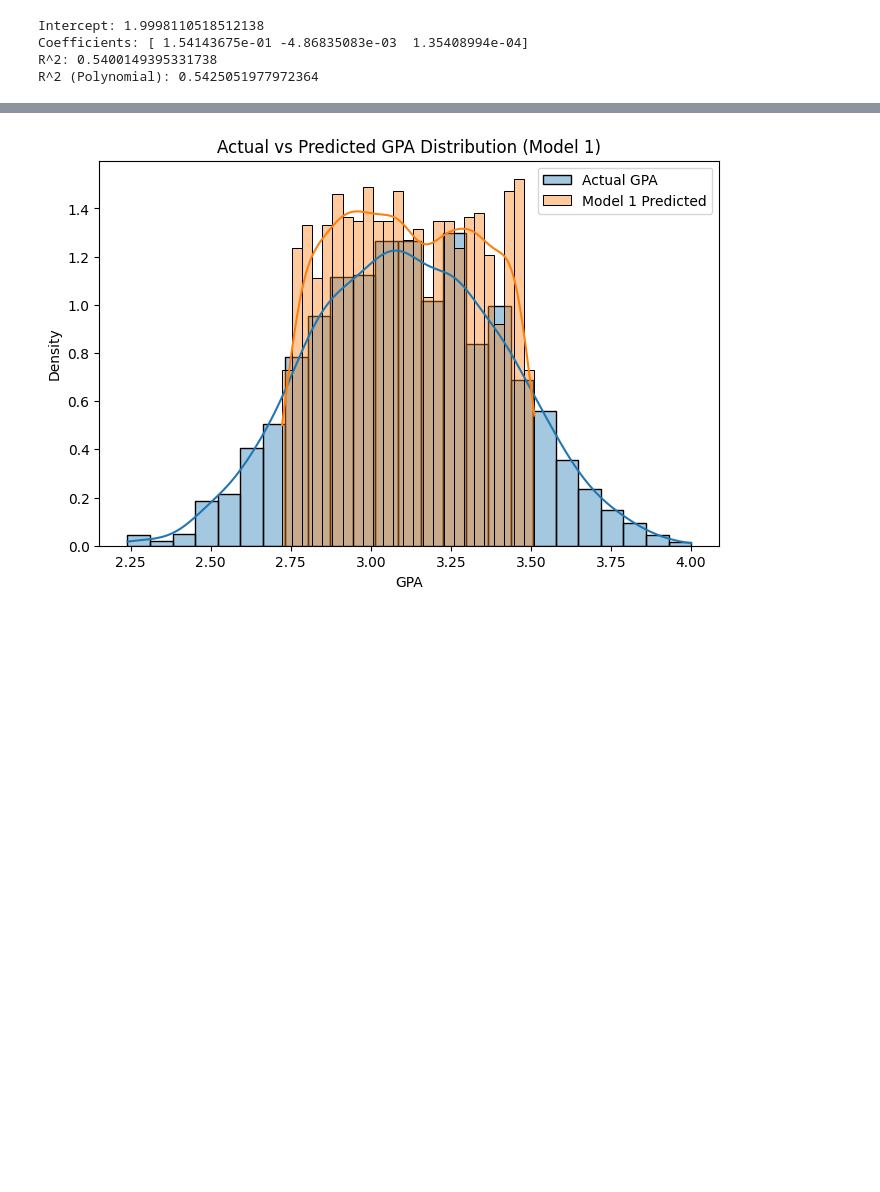
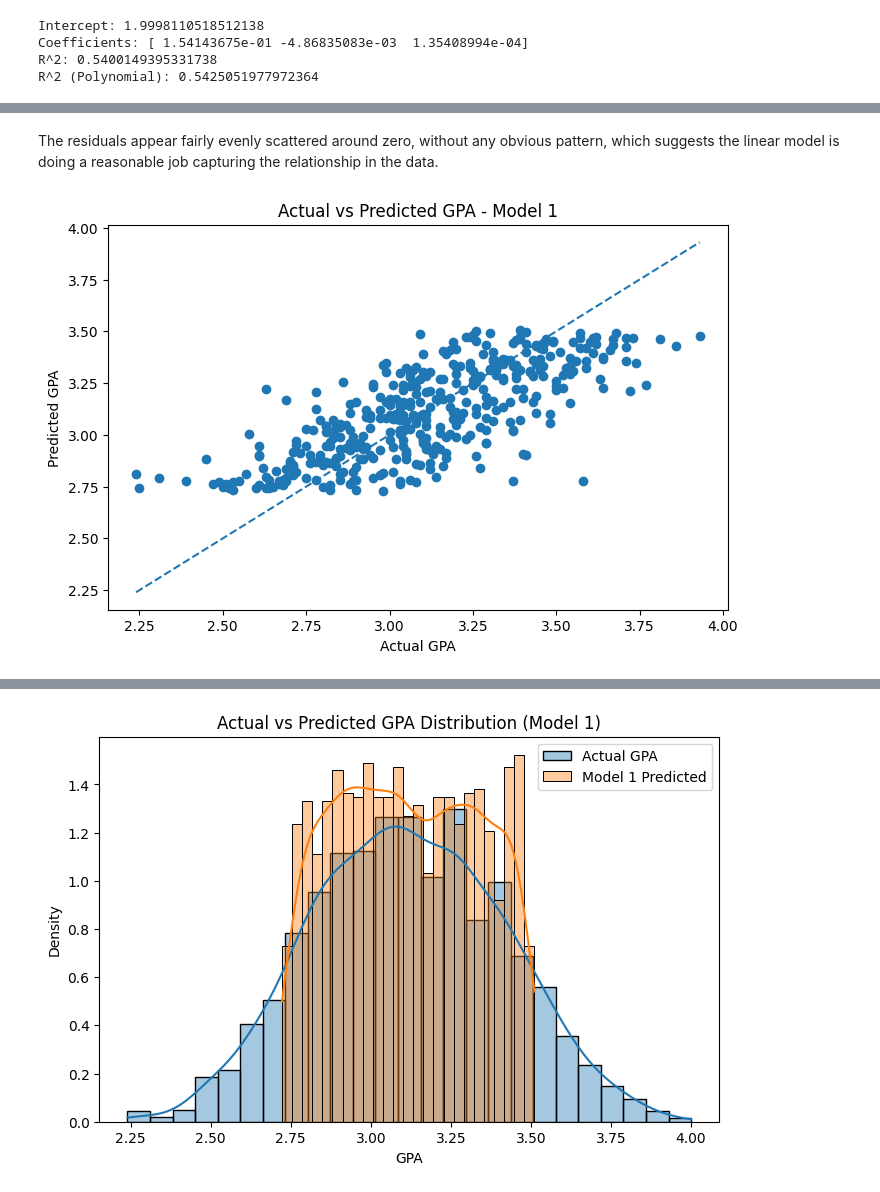
Before and after one commit to kparfait17/kparfait17.github.io, a Jupyter notebook: project/project.ipynb, the cells around one changed output, grey strips where cells are left out. Cells and saved outputs as stored; diff of their text form; code cells hidden in the pictures; blank space fills up the shorter version.

```diff
--- a/project/project.ipynb
+++ b/project/project.ipynb
@@ -270,0 +350,16 @@ R^2 (Polynomial): 0.5425051977972364
+# %% [markdown]
+The residuals appear fairly evenly scattered around zero, without any obvious pattern, which suggests the linear model is doing a reasonable job capturing the relationship in the data.
+# %%
+plt.figure(figsize=(8,5))
+plt.scatter(y_test, y_pred)
+plt.plot(
+    [y_test.min(), y_test.max()],
+    [y_test.min(), y_test.max()],
+    linestyle='--'
+)
+plt.xlabel("Actual GPA")
+plt.ylabel("Predicted GPA")
+plt.title("Actual vs Predicted GPA - Model 1")
+plt.show()
+# %% [output]
+[figure, added]
```
Also changed, not shown: parts of 37 cells of this notebook, 1 other file.
